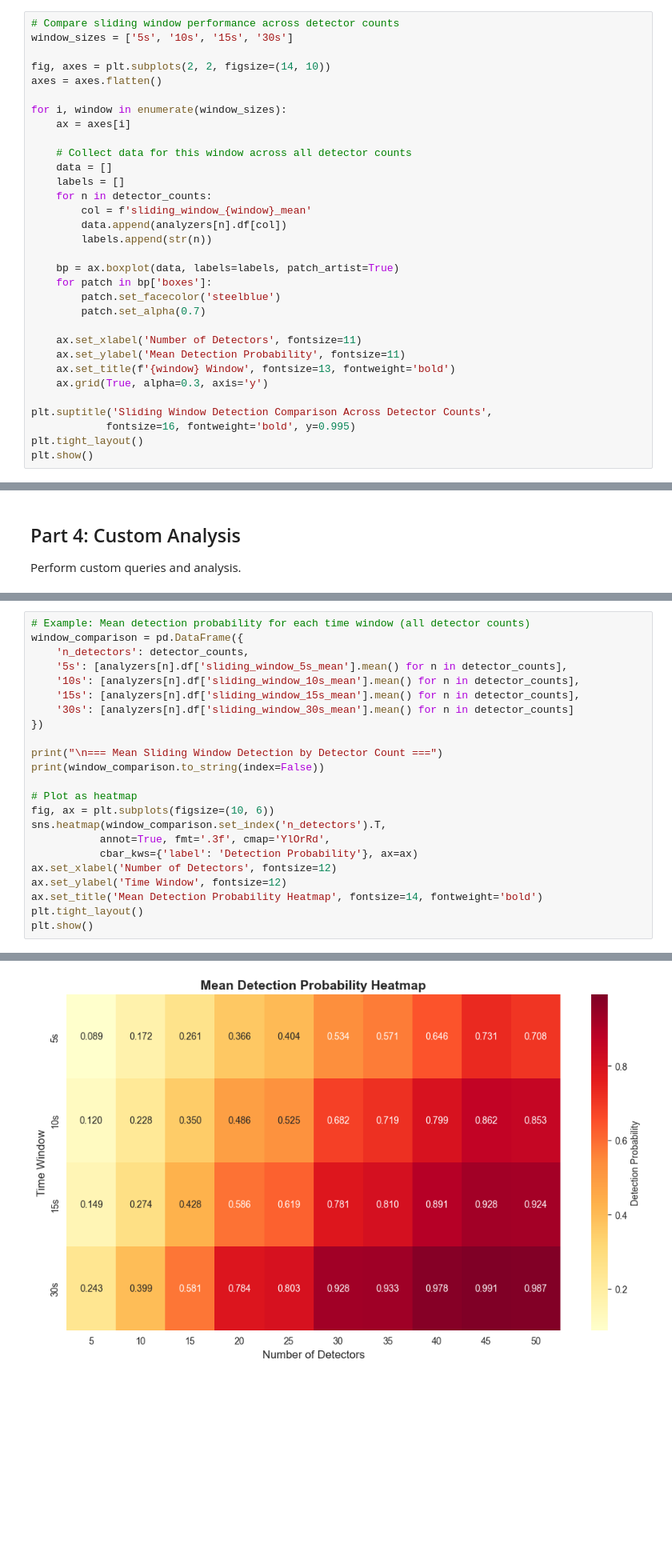
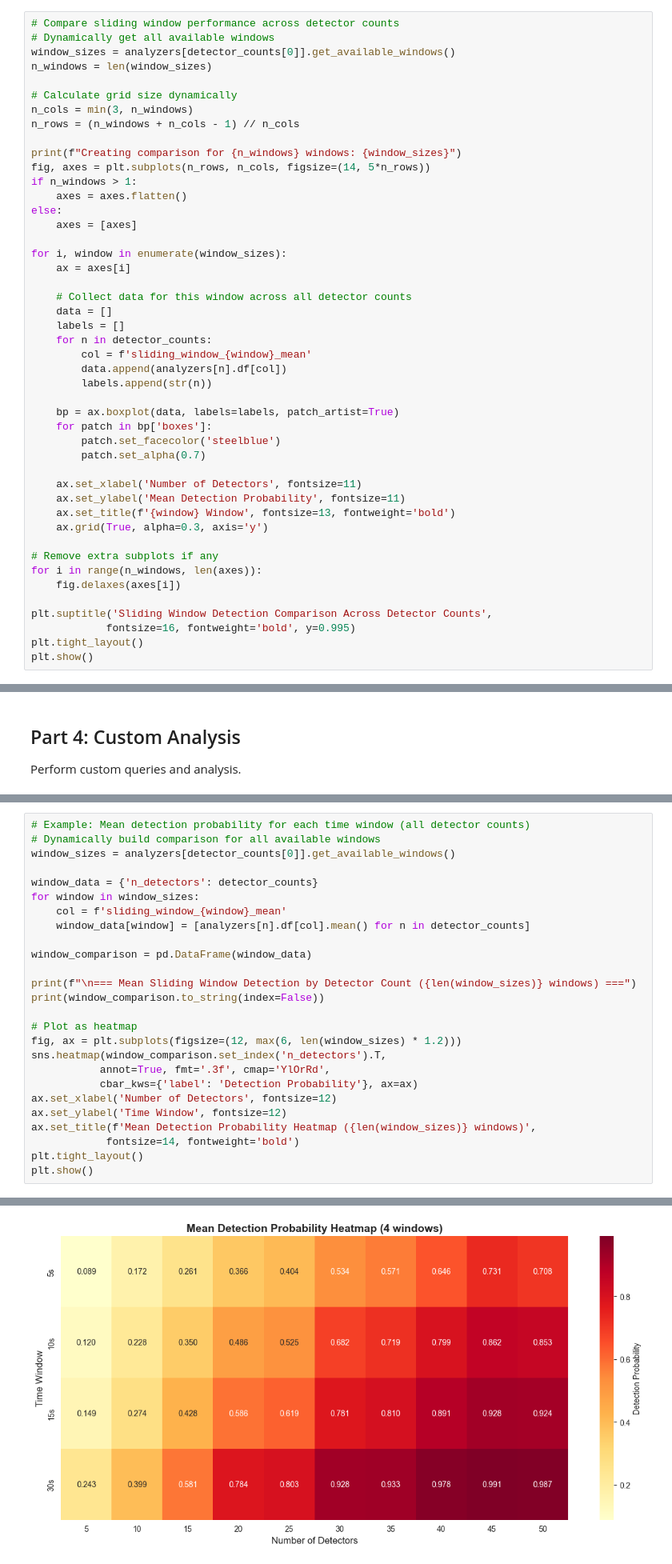
Before and after one commit to Mullerio/EDTHBerlin, a Jupyter notebook: analysis_demo.ipynb, the cells around one changed output, grey strips where cells are left out. Shown at 80% size. Drawn from its saved outputs; the diff is of its cells as text; blank space fills up the shorter version.

Commit message:
final big run finished, analysis for this run, made visualization more run agnostic

```diff
--- a/analysis_demo.ipynb
+++ b/analysis_demo.ipynb
@@ -300,10 +338,20 @@ plt.show()
 ### Sliding Window Comparison Across Detector Counts
 # %%
 # Compare sliding window performance across detector counts
-window_sizes = ['5s', '10s', '15s', '30s']
+# Dynamically get all available windows
+window_sizes = analyzers[detector_counts[0]].get_available_windows()
+n_windows = len(window_sizes)
 
-fig, axes = plt.subplots(2, 2, figsize=(14, 10))
-axes = axes.flatten()
+# Calculate grid size dynamically
+n_cols = min(3, n_windows)
+n_rows = (n_windows + n_cols - 1) // n_cols
+
+print(f"Creating comparison for {n_windows} windows: {window_sizes}")
+fig, axes = plt.subplots(n_rows, n_cols, figsize=(14, 5*n_rows))
+if n_windows > 1:
+    axes = axes.flatten()
+else:
+    axes = [axes]
 
 for i, window in enumerate(window_sizes):
     ax = axes[i]
@@ -326,6 +374,10 @@ for i, window in enumerate(window_sizes):
     ax.set_title(f'{window} Window', fontsize=13, fontweight='bold')
     ax.grid(True, alpha=0.3, axis='y')
 
+# Remove extra subplots if any
+for i in range(n_windows, len(axes)):
+    fig.delaxes(axes[i])
+
 plt.suptitle('Sliding Window Detection Comparison Across Detector Counts',
             fontsize=16, fontweight='bold', y=0.995)
 plt.tight_layout()
@@ -377,25 +449,28 @@ plt.show()
 [figure]
 # %%
 # Example: Mean detection probability for each time window (all detector counts)
-window_comparison = pd.DataFrame({
-    'n_detectors': detector_counts,
-    '5s': [analyzers[n].df['sliding_window_5s_mean'].mean() for n in detector_counts],
-    '10s': [analyzers[n].df['sliding_window_10s_mean'].mean() for n in detector_counts],
-    '15s': [analyzers[n].df['sliding_window_15s_mean'].mean() for n in detector_counts],
-    '30s': [analyzers[n].df['sliding_window_30s_mean'].mean() for n in detector_counts]
-})
+# Dynamically build comparison for all available windows
+window_sizes = analyzers[detector_counts[0]].get_available_windows()
 
-print("\n=== Mean Sliding Window Detection by Detector Count ===")
+window_data = {'n_detectors': detector_counts}
+for window in window_sizes:
+    col = f'sliding_window_{window}_mean'
+    window_data[window] = [analyzers[n].df[col].mean() for n in detector_counts]
+
+window_comparison = pd.DataFrame(window_data)
+
+print(f"\n=== Mean Sliding Window Detection by Detector Count ({len(window_sizes)} windows) ===")
 print(window_comparison.to_string(index=False))
 
 # Plot as heatmap
-fig, ax = plt.subplots(figsize=(10, 6))
+fig, ax = plt.subplots(figsize=(12, max(6, len(window_sizes) * 1.2)))
 sns.heatmap(window_comparison.set_index('n_detectors').T,
            annot=True, fmt='.3f', cmap='YlOrRd',
            cbar_kws={'label': 'Detection Probability'}, ax=ax)
 ax.set_xlabel('Number of Detectors', fontsize=12)
 ax.set_ylabel('Time Window', fontsize=12)
-ax.set_title('Mean Detection Probability Heatmap', fontsize=14, fontweight='bold')
+ax.set_title(f'Mean Detection Probability Heatmap ({len(window_sizes)} windows)',
+            fontsize=14, fontweight='bold')
 plt.tight_layout()
 plt.show()
 # %% [output]
@@ -403,12 +478,12 @@ plt.show()
  n_detectors       5s      10s      15s      30s
            5 0.089049 0.119764 0.148977 0.243438
           10 0.171931 0.227777 0.274208 0.398691
           15 0.261474 0.350136 0.427862 0.580548
           20 0.365925 0.485934 0.586438 0.783821
           25 0.404110 0.525292 0.618566 0.802922
           30 0.534068 0.681557 0.780629 0.928446
           35 0.571444 0.719383 0.809560 0.933307
           40 0.645596 0.799297 0.890932 0.977658
           45 0.731083 0.861521 0.927603 0.991479
           50 0.707811 0.853251 0.924073 0.986807
-[figure, old version]
+[figure, new version]
```
Also changed, not shown: parts of 15 cells of this notebook, 3 other files.
